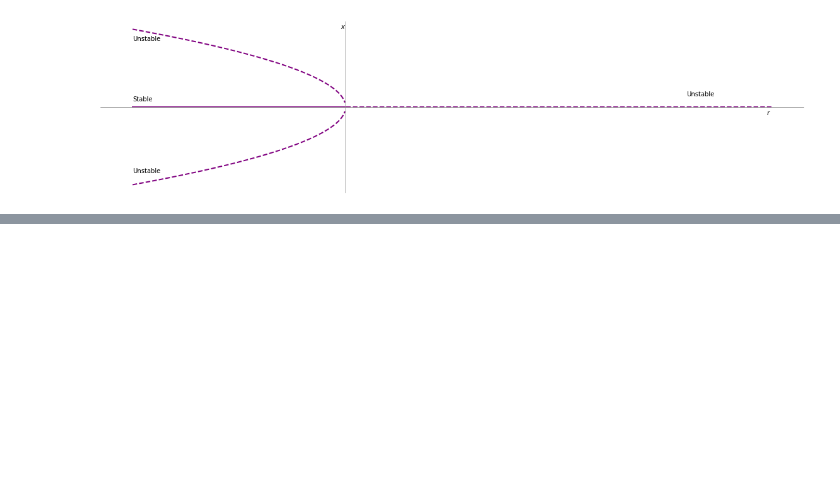
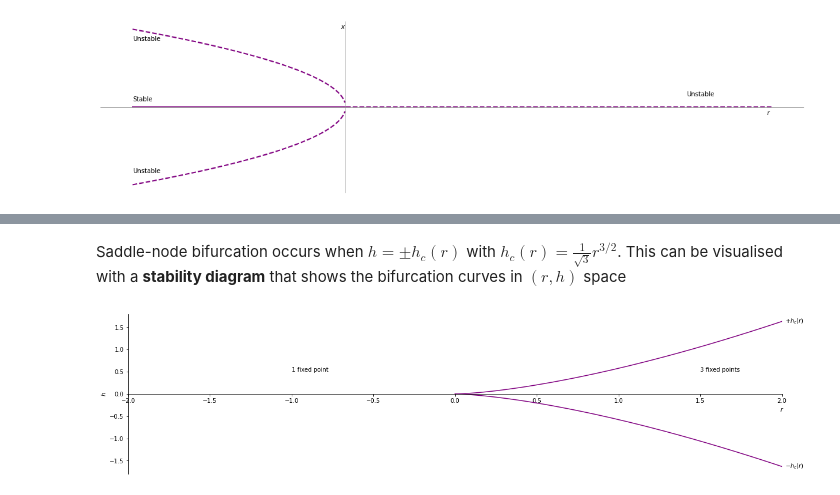
Before and after one commit to NRoboto/book-nonlinear-dynamics-chaos, a Jupyter notebook: 3-bifurcations.ipynb, the cells around one changed output, grey strips where cells are left out. Saved outputs shown, nothing was run; the diff lists cells and outputs as text; code cells hidden in the pictures; blank space fills up the shorter version.

```diff
--- a/3-bifurcations.ipynb
+++ b/3-bifurcations.ipynb
@@ -368,0 +456,22 @@ $$
+# %% [markdown]
+Saddle-node bifurcation occurs when $h = \pm h_c(r)$ with $h_c(r) = \frac{1}{\sqrt{3}} r^{3/2}$. This can be visualised with a **stability diagram** that shows the bifurcation curves in $(r, h)$ space
+# %%
+r = np.linspace(0, 2, 100)
+h_c = (r ** 1.5) / np.sqrt(3)
+plt.plot(r, h_c, r, -h_c, color="purple")
+plt.xlabel("$r$", x=1)
+plt.ylabel("$h$")
+plt.text(2.02, 1.6, "$+h_c(r)$")
+plt.text(2.02, -1.67, "$-h_c(r)$")
+plt.xlim([-2, 2])
+
+plt.text(-1, 0.5, "1 fixed point")
+plt.text(1.5, 0.5, "3 fixed points")
+
+plt.gca().spines["right"].set_color("none")
+plt.gca().spines["top"].set_color("none")
+plt.gca().spines["bottom"].set_position("zero")
+
+saveFig("imperfect_pitchfork_stability", 3)
+# %% [output]
+[figure, added]
```
Also changed, not shown: parts of 7 cells of this notebook, 1 other file.
